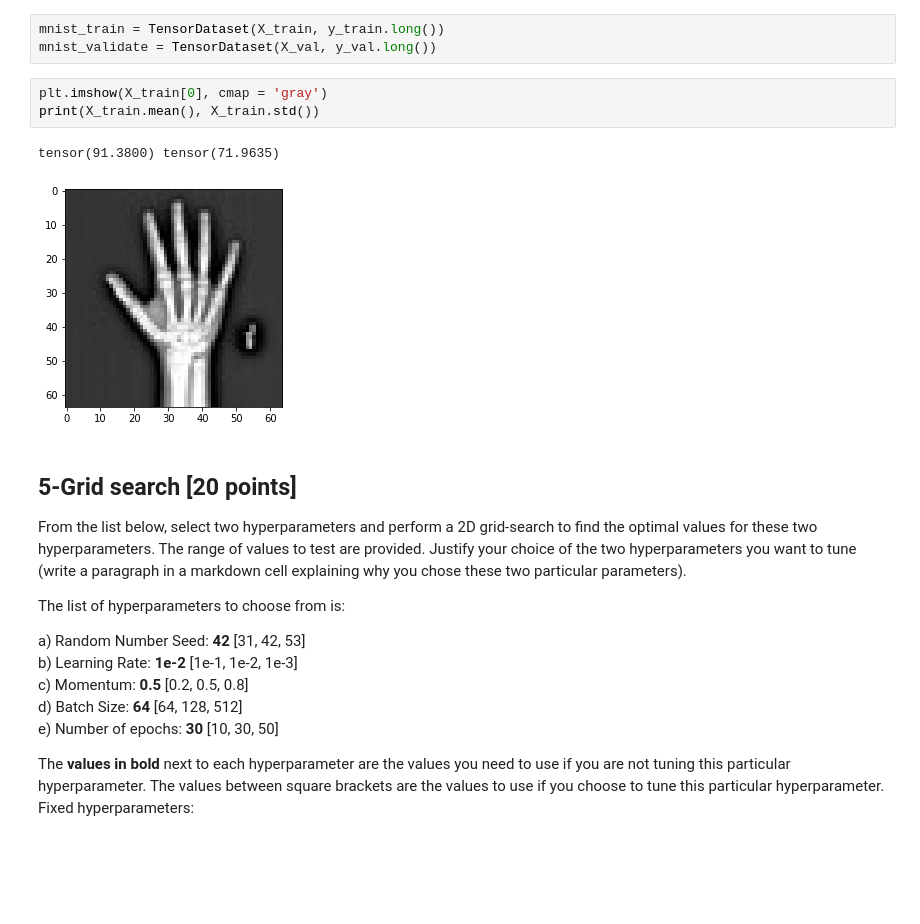
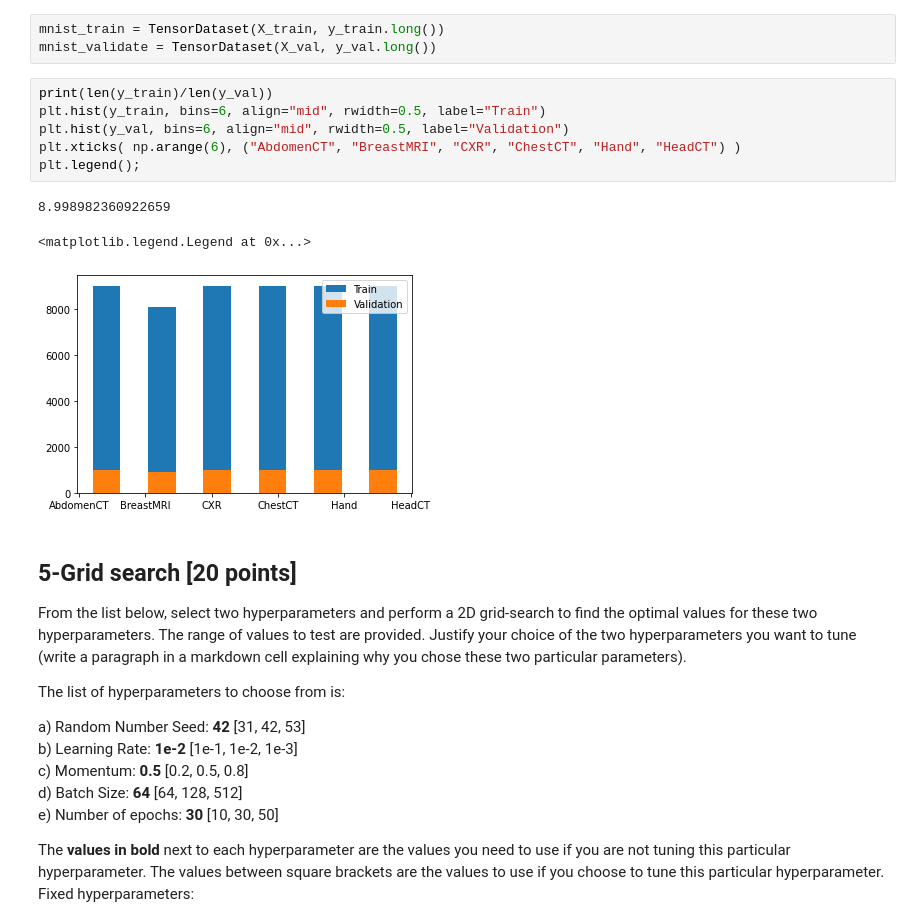
Before and after one commit to acse-sf420/ci_mpm, a Jupyter notebook: “ML_module_coursework_2_ipynb”的副本.ipynb, the cells around one changed output. Drawn from its saved outputs; the diff is of its cells as text; blank space fills up the shorter version.

```diff
--- a/“ML_module_coursework_2_ipynb”的副本.ipynb
+++ b/“ML_module_coursework_2_ipynb”的副本.ipynb
@@ -284,12 +277,16 @@ X_val, y_val = train_data_all[indices[1]].float(), train_label_all[indices[1]]
 # %%
 mnist_train = TensorDataset(X_train, y_train.long())
 mnist_validate = TensorDataset(X_val, y_val.long())
-# %%
-plt.imshow(X_train[0], cmap = 'gray')
-print(X_train.mean(), X_train.std())
-# %% [output]
-tensor(91.3800) tensor(71.9635)
-[figure, removed]
+# %%
+print(len(y_train)/len(y_val))
+plt.hist(y_train, bins=6, align="mid", rwidth=0.5, label="Train")
+plt.hist(y_val, bins=6, align="mid", rwidth=0.5, label="Validation")
+plt.xticks( np.arange(6), ("AbdomenCT", "BreastMRI", "CXR", "ChestCT", "Hand", "HeadCT") )
+plt.legend();
+# %% [output]
+8.998982360922659
+<matplotlib.legend.Legend at 0x...>
+[figure, added]
 # %% [markdown]
 ## 5-Grid search [20 points]
 From  the  list  below,  select  two  hyperparameters  and  perform  a  2D  grid-search  to  find  the  optimal values for these two hyperparameters.  The range of values to test are provided.  Justify your choice of the two hyperparameters you want to tune (write a paragraph in a markdown cell explaining why you chose these two particular parameters).
```
Also changed, not shown: parts of 26 cells of this notebook.
